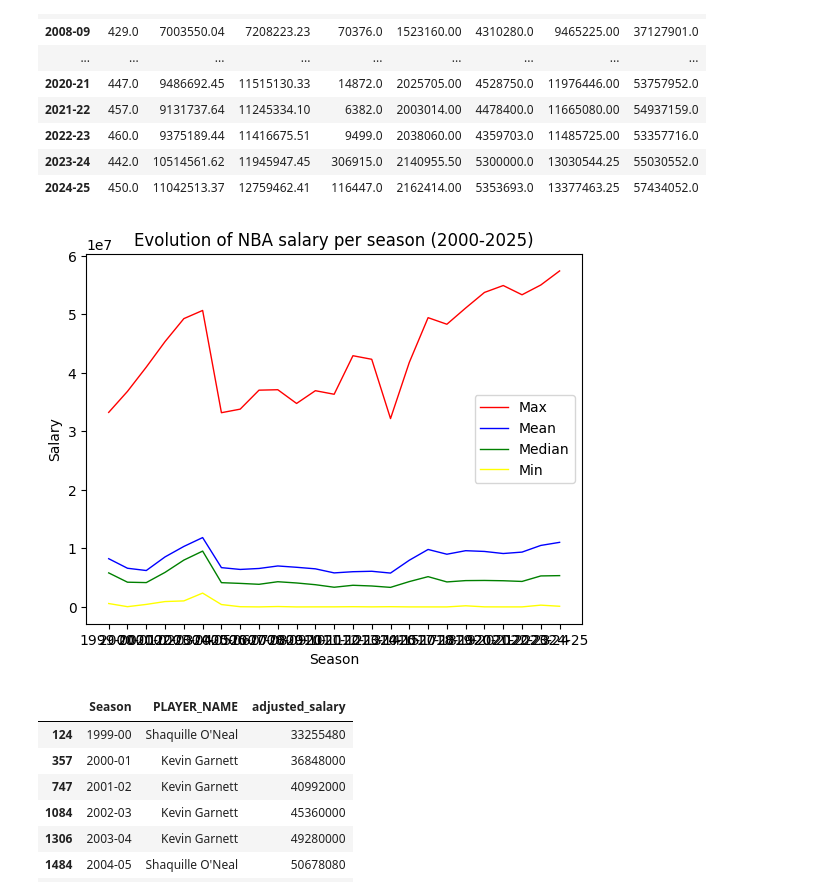
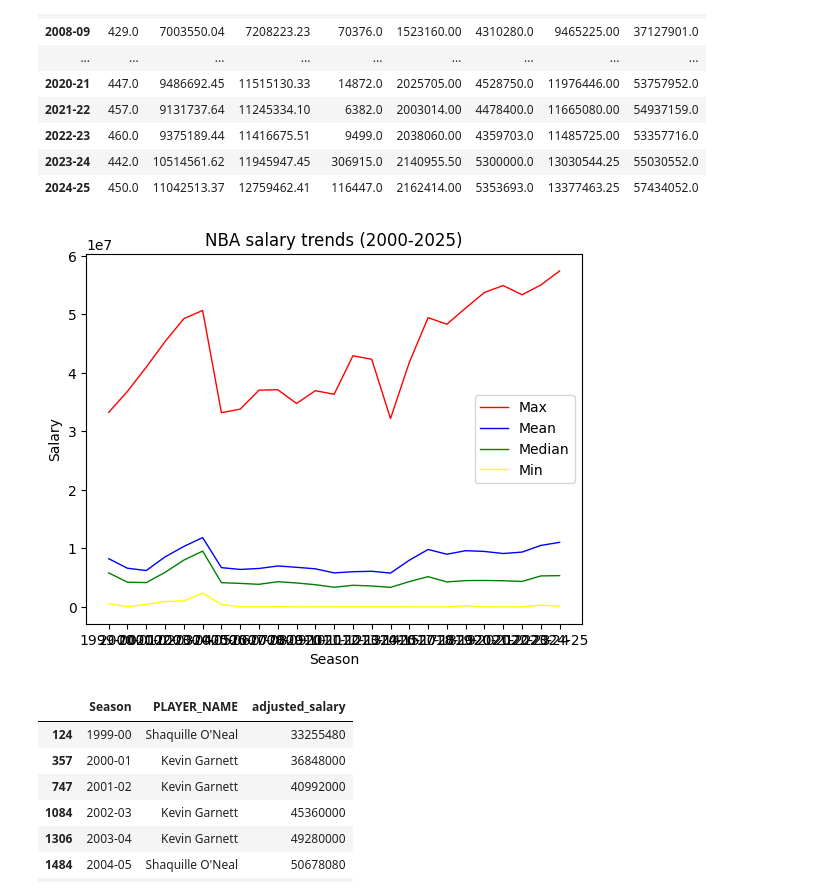
Before and after one commit to ElliotLunati/NBA_stats, a Jupyter notebook: code_gianni.ipynb, the cells around one changed output. Saved outputs shown, nothing was run; the diff lists cells and outputs as text; code cells hidden in the pictures.

Commit message:
Première version code  (Graphiques Evolution des salaires et des Statistiques majeures

```diff
--- a/code_gianni.ipynb
+++ b/code_gianni.ipynb
@@ -260,15 +260,15 @@ display(adj_salary_season.describe().round(2))
 # %%
 plt.plot(adj_salary_season.max(), c='red',linewidth = 1, label='Max')
 plt.plot(adj_salary_season.mean(), c='blue',linewidth = 1, label='Mean')
 plt.plot(adj_salary_season.median(), c='green',linewidth = 1, label='Median')
 plt.plot(adj_salary_season.min(), c='yellow',linewidth = 1, label='Min')
-plt.title("Evolution of NBA salary per season (2000-2025)")
+plt.title("NBA salary trends (2000-2025)")
 plt.xlabel("Season")
 plt.ylabel("Salary")
 plt.legend()
 plt.show()
 # %% [output]
-[figure, old version]
+[figure, new version]
 # %%
 # On observe un boom des salaires sur les saisons 2003-2004 et 2004-2005, Pourquoi?
 # Possiblement expliqué par le peu de données disponibles sur les salaires dans la base étudiée, on peut raisonnablement penser que les données disponibles concernent les joueurs les plus impactants,
```
Also changed, not shown: parts of 1 cell of this notebook.
